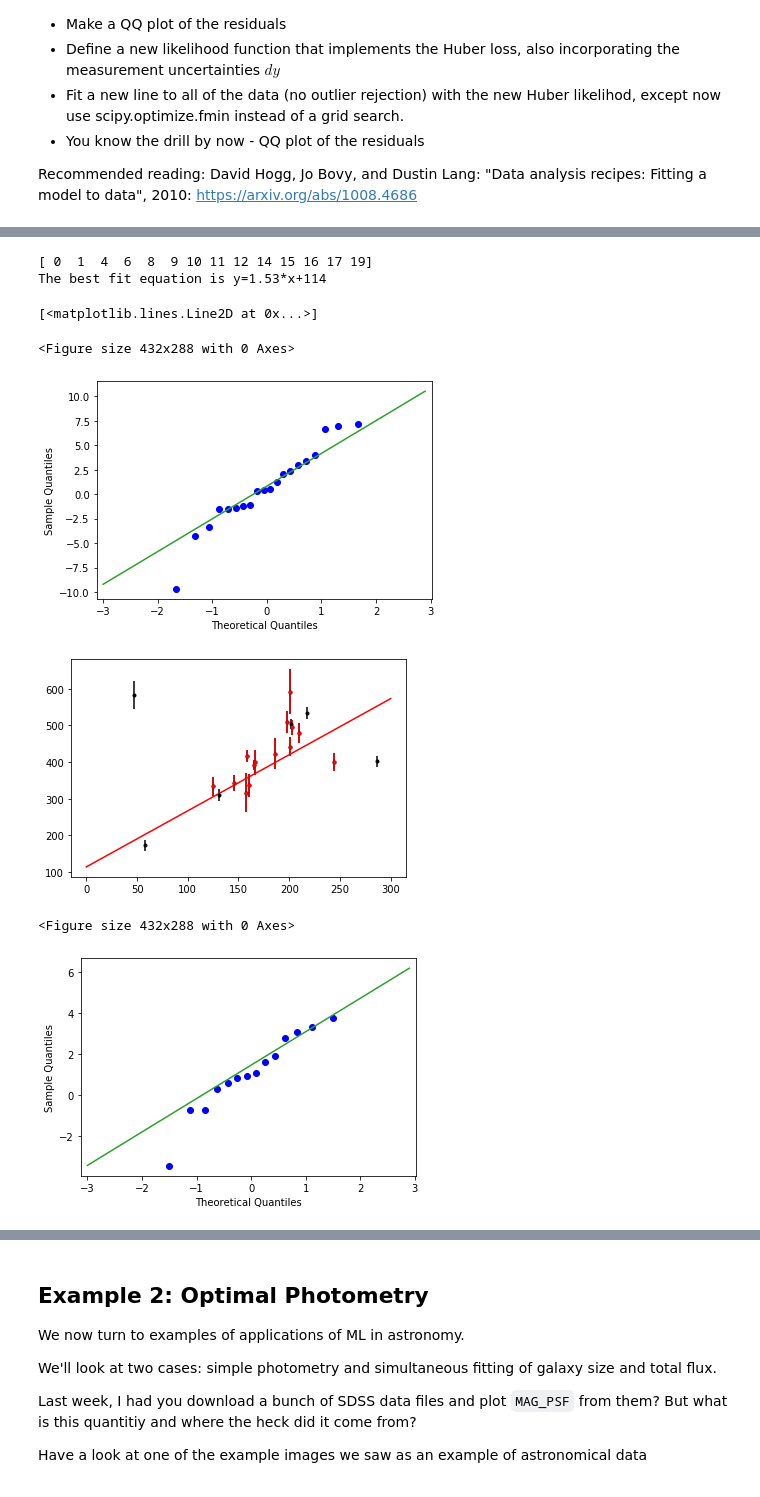
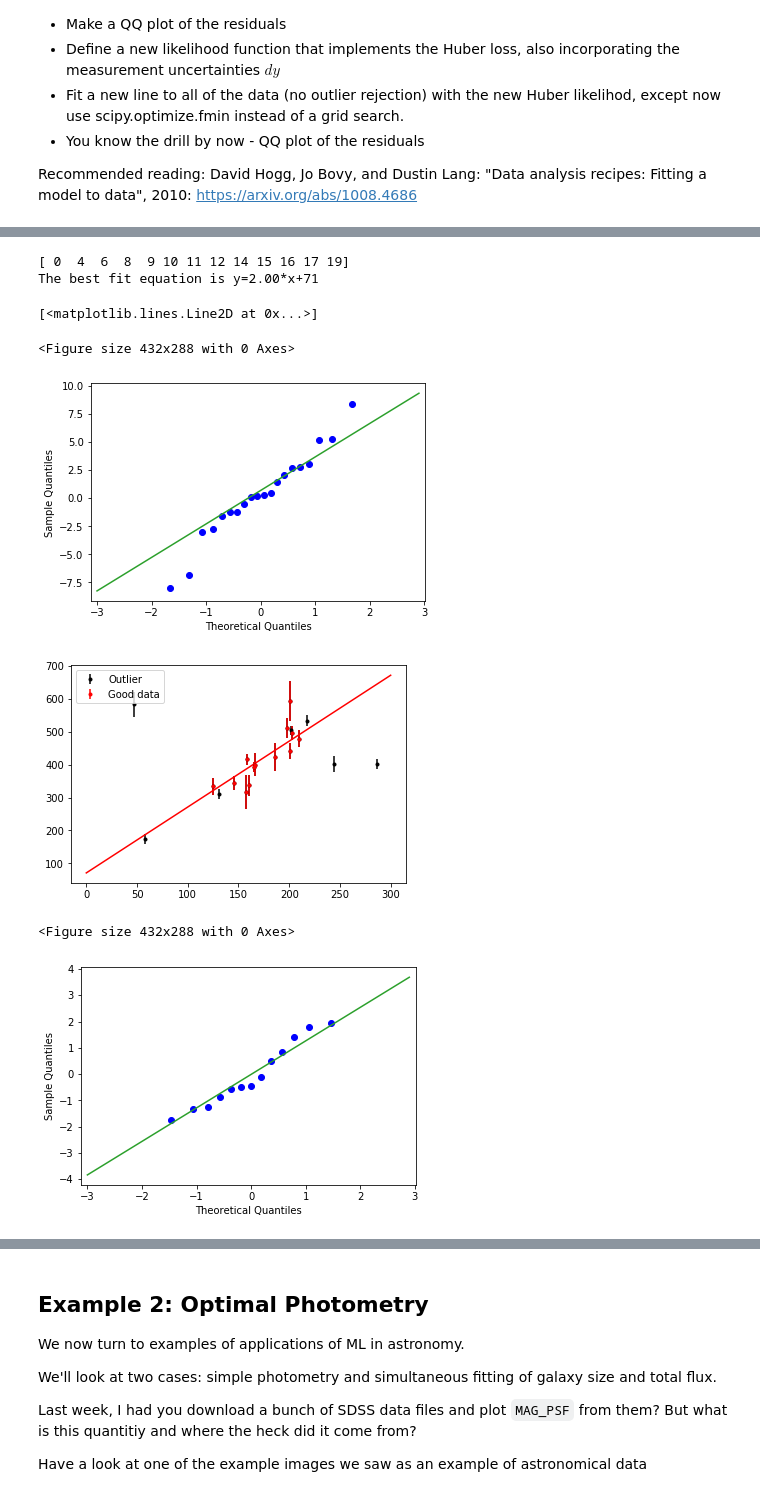
Before and after one commit to gnarayan/ast596_2020_Spring, a Jupyter notebook: homework/JenniferLi/homework02.ipynb, the cells around one changed output, grey strips where cells are left out. Saved outputs shown, nothing was run; the diff lists cells and outputs as text; code cells hidden in the pictures.

```diff
--- a/homework/JenniferLi/homework02.ipynb
+++ b/homework/JenniferLi/homework02.ipynb
@@ -66,18 +66,17 @@ dy = data['sigma_y']
 #plt.hist(dy,bins=15)
 
 ## loss function
-def ln_loss(yi,xi,dy,a,b,sigma):
-    return -1./(2.*sigma**2)*np.sum((yi-(a*xi+b+dy))**2);
+def ln_loss(yi,xi,dy,a,b):
+    return -1./(2.)*np.sum((yi-(a*xi+b))**2/dy**2);
 
 ## optimize the loss function over a grid of a, b
 find_a = np.linspace(-2,2,num=400)
 find_b = np.linspace(0,400,num=400)
 find_max = np.zeros(shape=(len(find_a),len(find_b)))
 
-## sigma should be constant, so put a random value there to find best fit a, b.
 for ia,a in enumerate(find_a):
     for ib,b in enumerate(find_b):
-        find_max[ia,ib] = ln_loss(y,x,dy,a,b,10.)
+        find_max[ia,ib] = ln_loss(y,x,dy,a,b)
 
 #print(np.max(find_max))
 ind_a, ind_b = np.where(find_max==np.max(find_max))
@@ -121,42 +120,43 @@ ind_not_outlier = np.where(np.all([rescaled_data>iqr_line(-1),rescaled_data<iqr_
 
 # visualize the data and the outliers
 print (ind_not_outlier)
 plt.figure()
-plt.errorbar(x,y,yerr=dy,fmt='k.')
-plt.errorbar(x[ind_not_outlier],y[ind_not_outlier],yerr=dy[ind_not_outlier],fmt='r.')
+plt.errorbar(x,y,yerr=dy,fmt='k.',label='Outlier')
+plt.errorbar(x[ind_not_outlier],y[ind_not_outlier],yerr=dy[ind_not_outlier],fmt='r.',label='Good data')
+plt.legend()
 
 for ia,a in enumerate(find_a):
     for ib,b in enumerate(find_b):
-        find_max[ia,ib] = ln_loss(y[ind_not_outlier],x[ind_not_outlier],dy[ind_not_outlier],a,b,10.)
+        find_max[ia,ib] = ln_loss(y[ind_not_outlier],x[ind_not_outlier],dy[ind_not_outlier],a,b)
 
 #print(np.max(find_max))
 ind_a, ind_b = np.where(find_max==np.max(find_max))
 #print(ind_a,ind_b)
 #print(find_a[ind_a],find_b[ind_b])
 fit_a2 = find_a[ind_a]
 fit_b2 = find_b[ind_b]
 print (f'The best fit equation is y={fit_a2[0]:.2f}*x+{fit_b2[0]:.0f}')
 plt.plot(np.linspace(0,300,num=300),fit_a2*np.linspace(0,300,num=300)+fit_b2,'r-')
 
 ## make the QQ plot of the residual
 rescaled_data = (y[ind_not_outlier]-(fit_a2*x[ind_not_outlier]+fit_b2))/dy[ind_not_outlier]
 qq_25_75 = np.percentile(rescaled_data, [25, 75])
 x_25 = st.norm.ppf(0.25)
 x_75 = st.norm.ppf(0.75)
 def iqr_line(xvals):
     return ((xvals - x_25)/(x_75-x_25)) * (qq_25_75[1] - qq_25_75[0] ) + qq_25_75[0]
 plt.figure()
 sm.qqplot(rescaled_data)
 plt.plot(np.arange(-3, 3, 0.1), iqr_line(np.arange(-3, 3, 0.1)), color='C2', label='IQR line')
 # %% [output]
-[ 0  1  4  6  8  9 10 11 12 14 15 16 17 19]
-The best fit equation is y=1.53*x+114
+[ 0  4  6  8  9 10 11 12 14 15 16 17 19]
+The best fit equation is y=2.00*x+71
 [<matplotlib.lines.Line2D at 0x...>]
 <Figure size 432x288 with 0 Axes>
-[figure, old version]
+[figure, new version]
-[figure, old version]
+[figure, new version]
 <Figure size 432x288 with 0 Axes>
-[figure, old version]
+[figure, new version]
 # %%
 ## Huber loss
 from scipy import optimize
```
Also changed, not shown: parts of 8 cells of this notebook.
